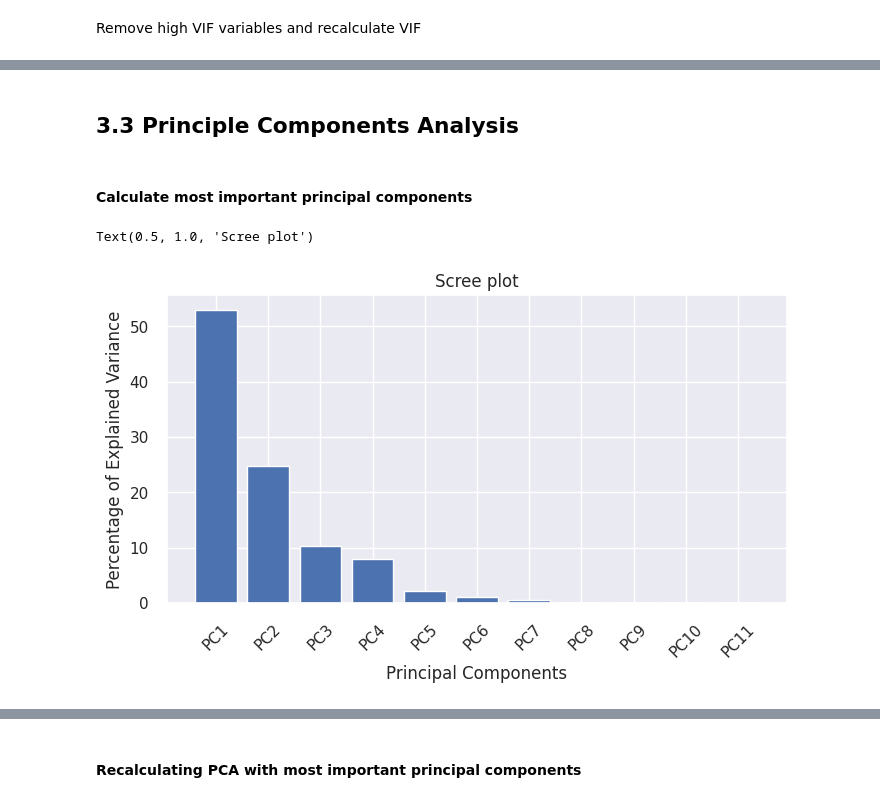
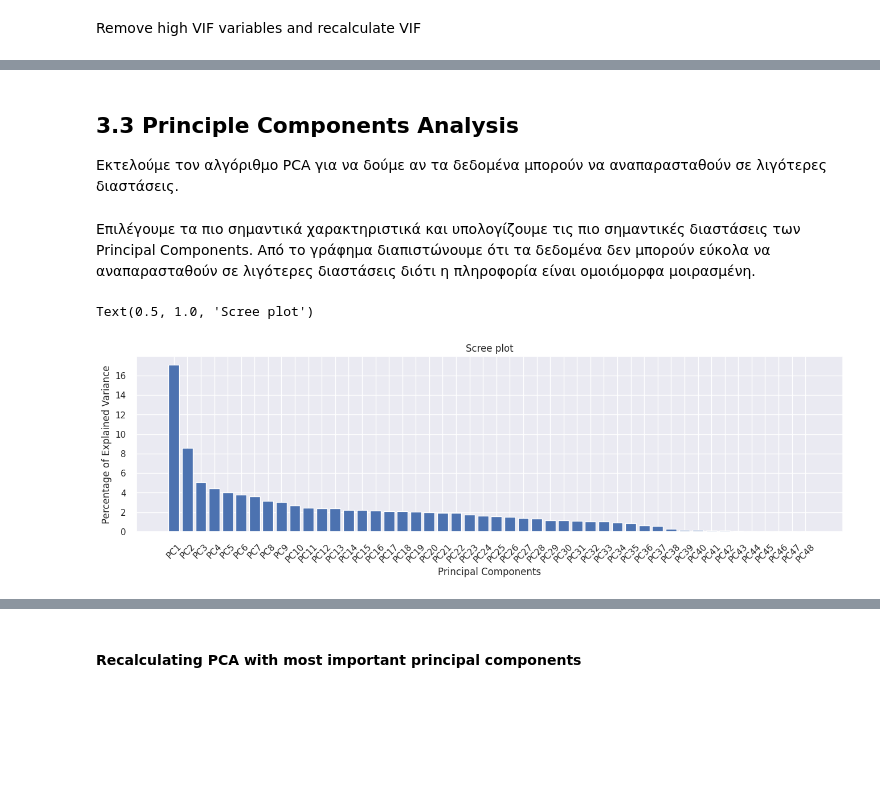
Before and after one commit to AAleksandros/HUA-DIT-Data-mining-project, a Jupyter notebook: project.ipynb, the cells around one changed output, grey strips where cells are left out. Cells and saved outputs as stored; diff of their text form; code cells hidden in the pictures; blank space fills up the shorter version.

```diff
--- a/project.ipynb
+++ b/project.ipynb
@@ -479,13 +496,14 @@ Remove low correlation values to oscar winners and plot correlation matrix to de
 # %%
 # Plot correlation matrix
 # df_cl_corr_less = df_cl_corr[['Metacritic  critics', 'Rotten Tomatoes  critics','Rotten Tomatoes Audience ','Metacritic Audience ', 'Oscar Winners']]
-# df_cl_corr_less = df_cl_corr
-# corr_mat = df_cl_corr_less.corr()
+df_cl_corr_less = df_cl_corr
+corr_mat = df_cl_corr_less.corr()
 
-# mask = np.zeros_like(corr_mat)
-# mask[np.triu_indices_from(mask, k=1)] = True
+mask = np.zeros_like(corr_mat)
+mask[np.triu_indices_from(mask, k=1)] = True
 
-# sns.set_theme()
-# plt.figure(figsize=(30, 12))
-# sns.heatmap(corr_mat, mask=mask, cmap=colormaps['RdBu'], annot=True, center=0, fmt='.2f')
-# plt.title('Correlation Matrix', fontsize=14)
+sns.set_theme()
+plt.figure(figsize=(30, 12))
+sns.heatmap(corr_mat, mask=mask, cmap=colormaps['RdBu'], annot=True, center=0, fmt='.2f')
+plt.title('Correlation Matrix', fontsize=14)
+plt.show()
@@ -515,35 +524,36 @@ sns.pairplot(pd.concat([pairplt, y], axis=1), hue='oscar_winners')
 [figure]
-# %% [markdown]
-## 3.3 Principle Components Analysis
-# %% [markdown]
-#### Calculate most important principal components
+# %% [markdown]
+## 3.3 Principle Components Analysis
+Εκτελούμε τον αλγόριθμο PCA για να δούμε αν τα δεδομένα μπορούν να αναπαρασταθούν σε λιγότερες διαστάσεις.
+# %% [markdown]
+Επιλέγουμε τα πιο σημαντικά χαρακτηριστικά και υπολογίζουμε τις πιο σημαντικές διαστάσεις των Principal Components. Από το γράφημα διαπιστώνουμε ότι τα δεδομένα δεν μπορούν εύκολα να αναπαρασταθούν σε λιγότερες διαστάσεις διότι η πληροφορία είναι ομοιόμορφα μοιρασμένη.
 # %%
 # Select features for PCA analysis
-x = df_cl[['rotten_tomatoes_critics', 'metacritic_critics', 'average_critics', 'rotten_tomatoes_audience', 'metacritic_audience', 'average_audience', 'audience_vs_critics_deviance','domestic_gross', 'foreign_gross', 'worldwide_gross', 'of_gross_earned_abroad']]
-
+# x = df_cl[['rotten_tomatoes_critics', 'metacritic_critics', 'average_critics', 'rotten_tomatoes_audience', 'metacritic_audience', 'average_audience', 'audience_vs_critics_deviance','domestic_gross', 'foreign_gross', 'worldwide_gross', 'of_gross_earned_abroad']]
+x = df_cl_corr_less
 # Fit and scale data
 x = StandardScaler().fit_transform(x)
 pca = PCA()
 
 # Fit and scale
 principal_components = pca.fit_transform(x)
 
 per_var = np.round(pca.explained_variance_ratio_ * 100, decimals=2)
 labels = [f'PC{x}' for x in range(1, len(per_var)+1)]
 
 principal_df = pd.DataFrame(data = principal_components, columns = labels)
 
 final_df = pd.concat([principal_df, df[['oscar_winners']]], axis = 1)
 
 sns.set_theme()
-plt.figure(figsize=(8,4))
+plt.figure(figsize=(16,4))
 plt.xticks(rotation=45)
 plt.bar(x=range(len(x[0])), height=per_var,  tick_label=labels)
 plt.ylabel('Percentage of Explained Variance')
 plt.xlabel('Principal Components')
 plt.title('Scree plot')
 # %% [output]
 Text(0.5, 1.0, 'Scree plot')
-[figure, old version]
+[figure, new version]
 # %%
 sns.set_theme()
```
Also changed, not shown: parts of 80 cells of this notebook.
